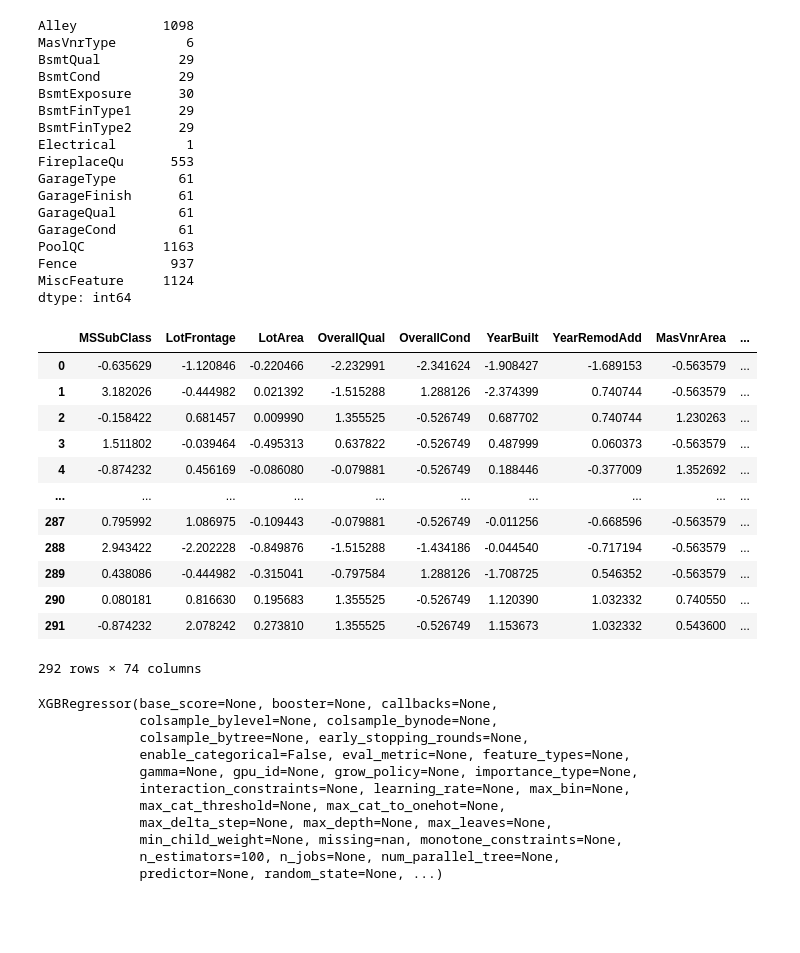
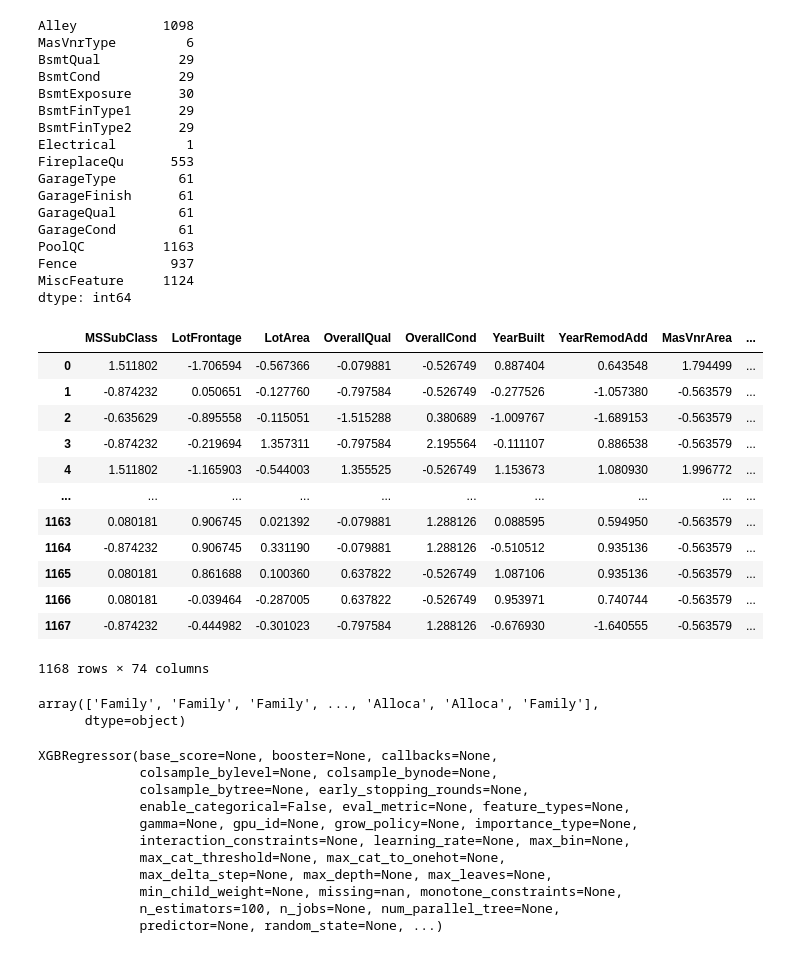
Before and after one commit to meshob2002/Big_certi_practice, a Jupyter notebook: Big_Certification.ipynb, the cells around one changed output. Cells and saved outputs as stored; diff of their text form; code cells hidden in the pictures; blank space fills up the shorter version.

```diff
--- a/Big_Certification.ipynb
+++ b/Big_Certification.ipynb
@@ -3920,22 +3920,27 @@ X_test_encoded = combined.iloc[len(X_train_category):]
 
 X_train_new = pd.concat([X_train_numeric_scaled, X_train_encoded], axis=1)
 X_test_new = pd.concat([X_test_numeric_scaled,X_test_encoded], axis=1)
-# %%
-X_test_new
-# %% [output]
-|  | MSSubClass | LotFrontage | LotArea | OverallQual | OverallCond | YearBuilt | YearRemodAdd | MasVnrArea | ... |
-| 0 | -0.635629 | -1.120846 | -0.220466 | -2.232991 | -2.341624 | -1.908427 | -1.689153 | -0.563579 | ... |
-| 1 | 3.182026 | -0.444982 | 0.021392 | -1.515288 | 1.288126 | -2.374399 | 0.740744 | -0.563579 | ... |
-| 2 | -0.158422 | 0.681457 | 0.009990 | 1.355525 | -0.526749 | 0.687702 | 0.740744 | 1.230263 | ... |
-| 3 | 1.511802 | -0.039464 | -0.495313 | 0.637822 | -0.526749 | 0.487999 | 0.060373 | -0.563579 | ... |
-| 4 | -0.874232 | 0.456169 | -0.086080 | -0.079881 | -0.526749 | 0.188446 | -0.377009 | 1.352692 | ... |
-| ... | ... | ... | ... | ... | ... | ... | ... | ... | ... |
-| 287 | 0.795992 | 1.086975 | -0.109443 | -0.079881 | -0.526749 | -0.011256 | -0.668596 | -0.563579 | ... |
-| 288 | 2.943422 | -2.202228 | -0.849876 | -1.515288 | -1.434186 | -0.044540 | -0.717194 | -0.563579 | ... |
-| 289 | 0.438086 | -0.444982 | -0.315041 | -0.797584 | 1.288126 | -1.708725 | 0.546352 | -0.563579 | ... |
-| 290 | 0.080181 | 0.816630 | 0.195683 | 1.355525 | -0.526749 | 1.120390 | 1.032332 | 0.740550 | ... |
-| 291 | -0.874232 | 2.078242 | 0.273810 | 1.355525 | -0.526749 | 1.153673 | 1.032332 | 0.543600 | ... |
-292 rows × 74 columns
+# %%
+X_train_new
+# %% [output]
+|  | MSSubClass | LotFrontage | LotArea | OverallQual | OverallCond | YearBuilt | YearRemodAdd | MasVnrArea | ... |
+| 0 | 1.511802 | -1.706594 | -0.567366 | -0.079881 | -0.526749 | 0.887404 | 0.643548 | 1.794499 | ... |
+| 1 | -0.874232 | 0.050651 | -0.127760 | -0.797584 | -0.526749 | -0.277526 | -1.057380 | -0.563579 | ... |
+| 2 | -0.635629 | -0.895558 | -0.115051 | -1.515288 | 0.380689 | -1.009767 | -1.689153 | -0.563579 | ... |
+| 3 | -0.874232 | -0.219694 | 1.357311 | -0.797584 | 2.195564 | -0.111107 | 0.886538 | -0.563579 | ... |
+| 4 | 1.511802 | -1.165903 | -0.544003 | 1.355525 | -0.526749 | 1.153673 | 1.080930 | 1.996772 | ... |
+| ... | ... | ... | ... | ... | ... | ... | ... | ... | ... |
+| 1163 | 0.080181 | 0.906745 | 0.021392 | -0.079881 | 1.288126 | 0.088595 | 0.594950 | -0.563579 | ... |
+| 1164 | -0.874232 | 0.906745 | 0.331190 | -0.079881 | 1.288126 | -0.510512 | 0.935136 | -0.563579 | ... |
+| 1165 | 0.080181 | 0.861688 | 0.100360 | 0.637822 | -0.526749 | 1.087106 | 0.935136 | -0.563579 | ... |
+| 1166 | 0.080181 | -0.039464 | -0.287005 | 0.637822 | -0.526749 | 0.953971 | 0.740744 | -0.563579 | ... |
+| 1167 | -0.874232 | -0.444982 | -0.301023 | -0.797584 | 1.288126 | -0.676930 | -1.640555 | -0.563579 | ... |
+1168 rows × 74 columns
+# %%
+lab_encoder.inverse_transform(X_train_new['KitchenQual'])
+# %% [output]
+array(['Family', 'Family', 'Family', ..., 'Alloca', 'Alloca', 'Family'],
+      dtype=object)
 # %%
 from sklearn.ensemble import RandomForestRegressor , AdaBoostRegressor
 from xgboost import XGBRegressor
```
Also changed, not shown: parts of 56 cells of this notebook, 5 other files.
